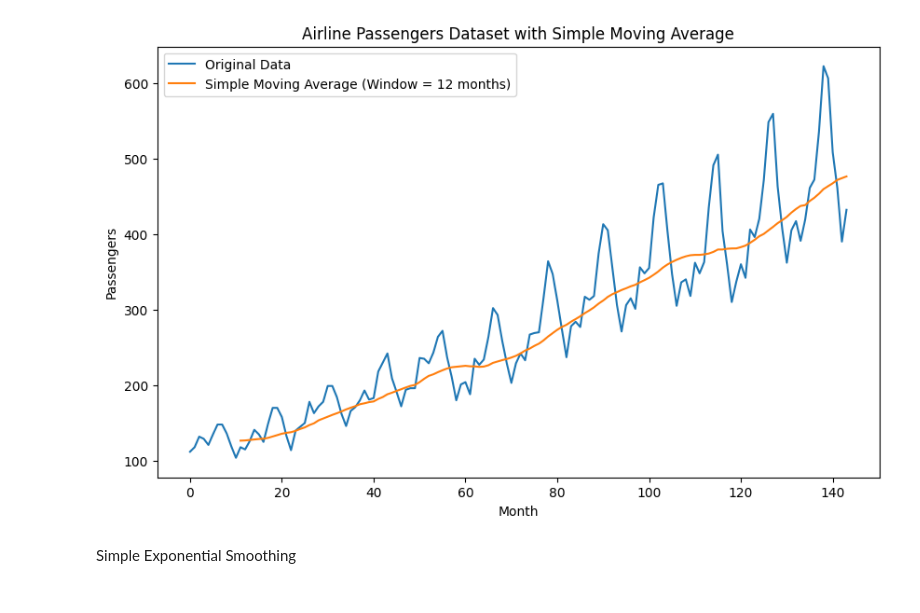
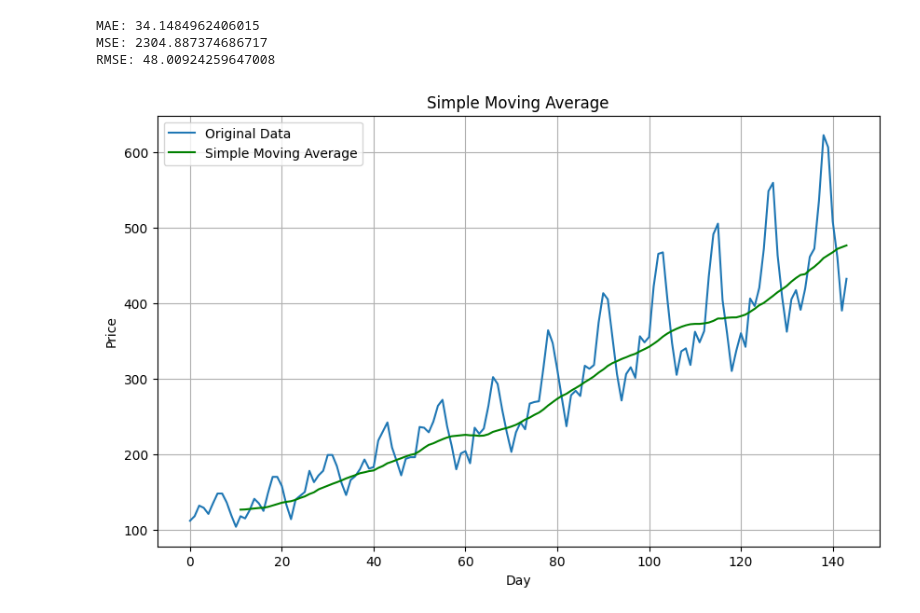
Before and after one commit to KAUSHAL0391/TFM, a Jupyter notebook: 03APR.ipynb, the cells around one changed output. Saved outputs shown, nothing was run; the diff lists cells and outputs as text; code cells hidden in the pictures.

```diff
--- a/03APR.ipynb
+++ b/03APR.ipynb
@@ -23,14 +48,45 @@ moving_average = passenger_data.rolling(window=window_size).mean()
+# %%
+def simple_moving_average(data, window_size):
+
+    moving_averages = []
+
+    for i in range(len(data) - window_size + 1):
+        window = data[i:i+window_size]
+        average = sum(window) / window_size
+        moving_averages.append(average)
+
+    return moving_averages
+
+
+input_file ='airline-passengers.csv'
+window_size = 12
+
+data = pd.read_csv(input_file)
+
+
+sma_values = simple_moving_average(data['Passengers'], window_size)
+
+mae = mean_absolute_error(data['Passengers'][window_size-1:], sma_values)
+mse = mean_squared_error(data['Passengers'][window_size-1:], sma_values)
+rmse = np.sqrt(mse)
+
+print("MAE:", mae)
+print("MSE:", mse)
+print("RMSE:", rmse)
+# %% [output]
+MAE: 34.1484962406015
+MSE: 2304.887374686717
+RMSE: 48.00924259647008
 # %%
 
 plt.figure(figsize=(10, 6))
-plt.plot(passenger_data, label='Original Data')
-plt.plot(moving_average, label='Simple Moving Average (Window = 12 months)')
-plt.xlabel('Month')
-plt.ylabel('Passengers')
-plt.title('Airline Passengers Dataset with Simple Moving Average')
+plt.plot(data['Passengers'], label='Original Data')
+plt.plot(range(window_size-1, len(data)), sma_values, label='Simple Moving Average', color='green')
+plt.xlabel('Day')
+plt.ylabel('Price')
+plt.title('Simple Moving Average')
 plt.legend()
+plt.grid(True)
 plt.show()
 # %% [output]
-[figure, old version]
+[figure, new version]
-# %% [markdown]
-Simple Exponential Smoothing
```
Also changed, not shown: parts of 18 cells of this notebook.
